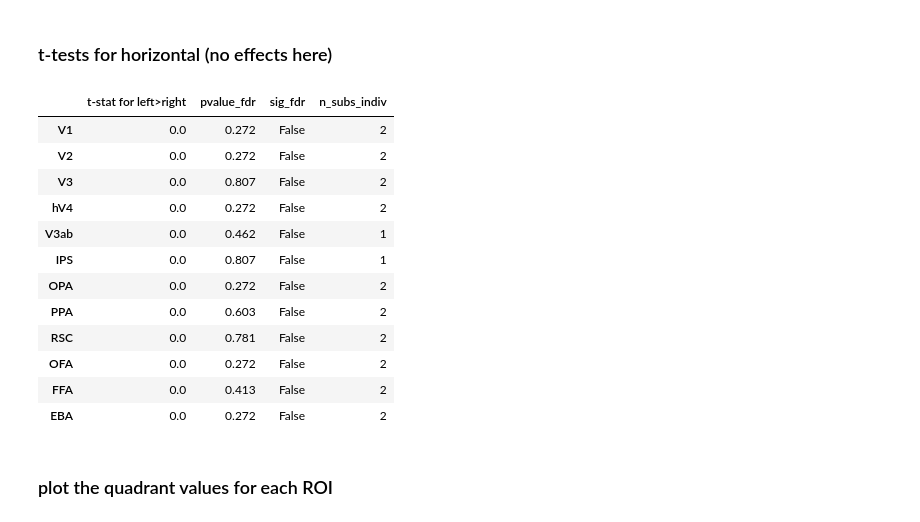
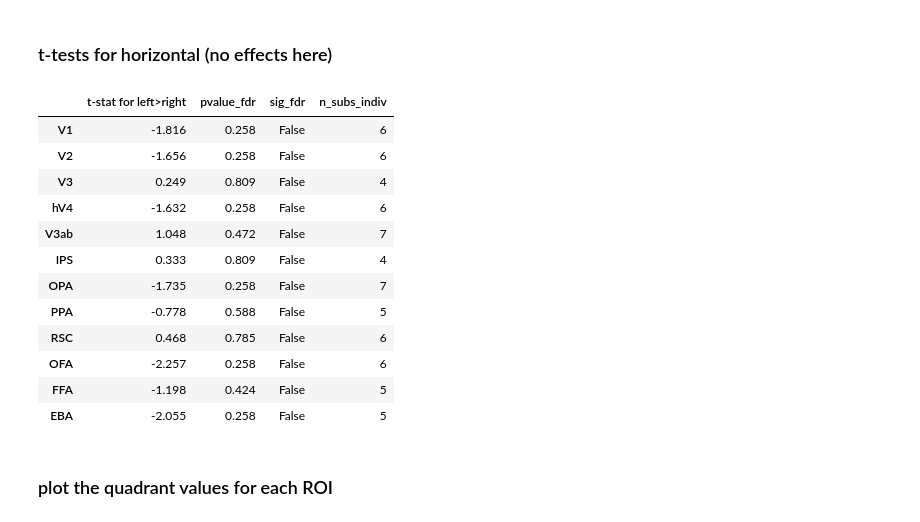
Before and after one commit to mmhenderson/image_stats_gabor, a Jupyter notebook: plot_prfs/plot_prf_coverage_alexnet.ipynb, the cells around one changed output. Saved outputs shown, nothing was run; the diff lists cells and outputs as text; code cells hidden in the pictures.

```diff
--- a/plot_prfs/plot_prf_coverage_alexnet.ipynb
+++ b/plot_prfs/plot_prf_coverage_alexnet.ipynb
@@ -182,26 +113,0 @@ array([1.62015589e-05, 1.62015589e-05, 1.62015589e-05, 1.62015589e-05,
-# %%
-all_comb_prfs = copy.deepcopy(prf_coverage['all_mean_prfs'])
-# all_comb_prfs /= np.max(np.max(all_comb_prfs, axis=0), axis=0)
-
-for rr in range(n_rois):
-    clims = [np.min(all_comb_prfs[:,:,rr,:]), np.max(all_comb_prfs[:,:,rr,:])]
-
-    plt.figure(figsize=(12,6));
-
-    for si in range(n_subjects):
-        plt.subplot(2,4,si+1)
-
-        plt.pcolormesh(all_comb_prfs[:,:,rr,si],vmin=clims[0], vmax=clims[1])
-        # plt.colorbar()
-        plt.axis('square')
-        plt.gca().invert_yaxis()
-        plt.axvline(image_size/2, color=[0.8, 0.8, 0.8])
-        plt.axhline(image_size/2, color=[0.8, 0.8, 0.8])
-        plt.xticks([])
-        plt.yticks([])
-        plt.title('S%d'%(si+1))
-        if si==4:
-            plt.xlabel('left-right axis')
-            plt.ylabel('down-up axis')
-
-    plt.suptitle('%s'%roi_names[rr])
@@ -350,52 +234,52 @@ vertical_df.round(3)
 tstats_horiz = np.zeros((n_rois,),dtype=float)
 pvals_horiz = np.zeros((n_rois,),dtype=float)
 pvals_nonpar_horiz = np.zeros((n_rois,),dtype=float)
 n_subs_samedir = np.zeros((n_rois,),dtype=int)
 
 rndseed = 456956
 for rr in range(n_rois):
 
-    left_values = mean_each_quad[rr,:,[0,2]].ravel()
-    right_values = mean_each_quad[rr,:,[1,3]].ravel()
+    left_values = np.take(mean_each_quad[rr,:,:],[0,2],axis=1)
+    right_values = np.take(mean_each_quad[rr,:,:],[1,3],axis=1)
 
-    stats = scipy.stats.ttest_rel(left_values, right_values)
+    stats = scipy.stats.ttest_rel(left_values.ravel(), right_values.ravel())
 
-    tstats_vert[rr] = stats.statistic
-    pvals_vert[rr] = stats.pvalue
+    tstats_horiz[rr] = stats.statistic
+    pvals_horiz[rr] = stats.pvalue
 
-    p, d = stats_utils.paired_ttest_nonpar(left_values, right_values, \
+    p, d = stats_utils.paired_ttest_nonpar(left_values.ravel(), right_values.ravel(), \
                                            n_iter=10000, rndseed=rndseed)
     pvals_nonpar_horiz[rr] = p
 
-    subj_diffs = np.mean(mean_each_quad[rr,:,[0,2]], axis=1) - np.mean(mean_each_quad[rr,:,[1,3]], axis=1)
+    subj_diffs = np.mean(left_values, axis=1) - np.mean(right_values, axis=1)
     n_subs_samedir[rr] = np.maximum(np.sum(subj_diffs>0), np.sum(subj_diffs<0))
 
 # p_values = pvals_horiz
 p_values = pvals_nonpar_horiz
 orig_shape = p_values.shape
 mask_fdr, pvals_fdr = statsmodels.stats.multitest.fdrcorrection(p_values.ravel(), alpha=0.01)
 mask_fdr = np.reshape(mask_fdr, orig_shape)
 pvals_fdr = np.reshape(pvals_fdr, orig_shape)
 
 horiz_df = pd.DataFrame({'t-stat for left>right': tstats_horiz, \
                            'pvalue_fdr': pvals_fdr, 'sig_fdr': mask_fdr, 'n_subs_indiv': n_subs_samedir}, \
                           index=roi_names)
 mask_fdr_horiz = mask_fdr
 horiz_df.round(3)
 # %% [output]
 |  | t-stat for left>right | pvalue_fdr | sig_fdr | n_subs_indiv |
-| V1 | 0.0 | 0.272 | False | 2 |
-| V2 | 0.0 | 0.272 | False | 2 |
-| V3 | 0.0 | 0.807 | False | 2 |
-| hV4 | 0.0 | 0.272 | False | 2 |
-| V3ab | 0.0 | 0.462 | False | 1 |
-| IPS | 0.0 | 0.807 | False | 1 |
-| OPA | 0.0 | 0.272 | False | 2 |
-| PPA | 0.0 | 0.603 | False | 2 |
-| RSC | 0.0 | 0.781 | False | 2 |
-| OFA | 0.0 | 0.272 | False | 2 |
-| FFA | 0.0 | 0.413 | False | 2 |
-| EBA | 0.0 | 0.272 | False | 2 |
+| V1 | -1.816 | 0.258 | False | 6 |
+| V2 | -1.656 | 0.258 | False | 6 |
+| V3 | 0.249 | 0.809 | False | 4 |
+| hV4 | -1.632 | 0.258 | False | 6 |
+| V3ab | 1.048 | 0.472 | False | 7 |
+| IPS | 0.333 | 0.809 | False | 4 |
+| OPA | -1.735 | 0.258 | False | 7 |
+| PPA | -0.778 | 0.588 | False | 5 |
+| RSC | 0.468 | 0.785 | False | 6 |
+| OFA | -2.257 | 0.258 | False | 6 |
+| FFA | -1.198 | 0.424 | False | 5 |
+| EBA | -2.055 | 0.258 | False | 5 |
 # %% [markdown]
 ### plot the quadrant values for each ROI
 # %%
```
Also changed, not shown: parts of 59 cells of this notebook, 14 other files.
